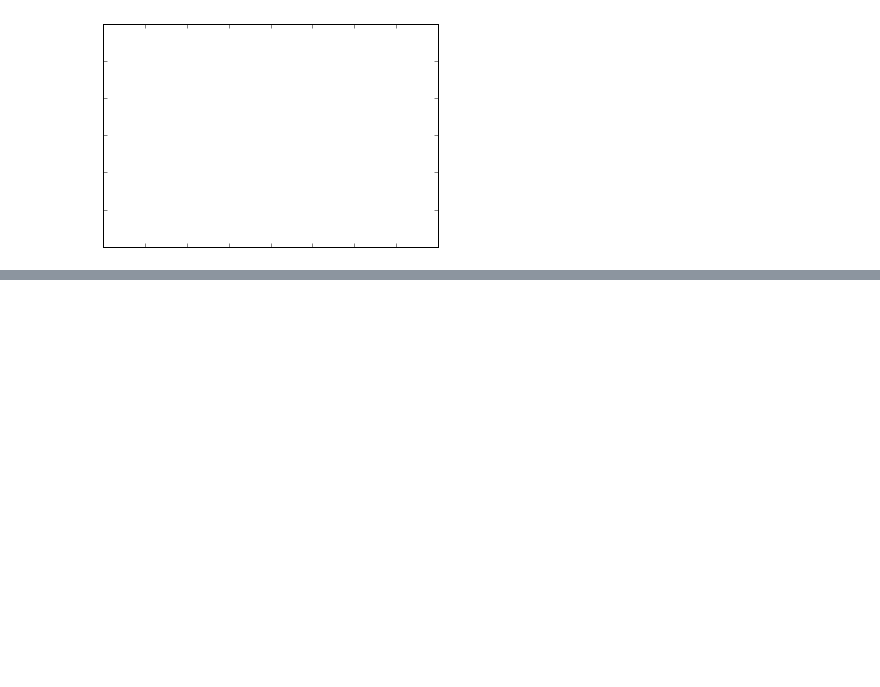
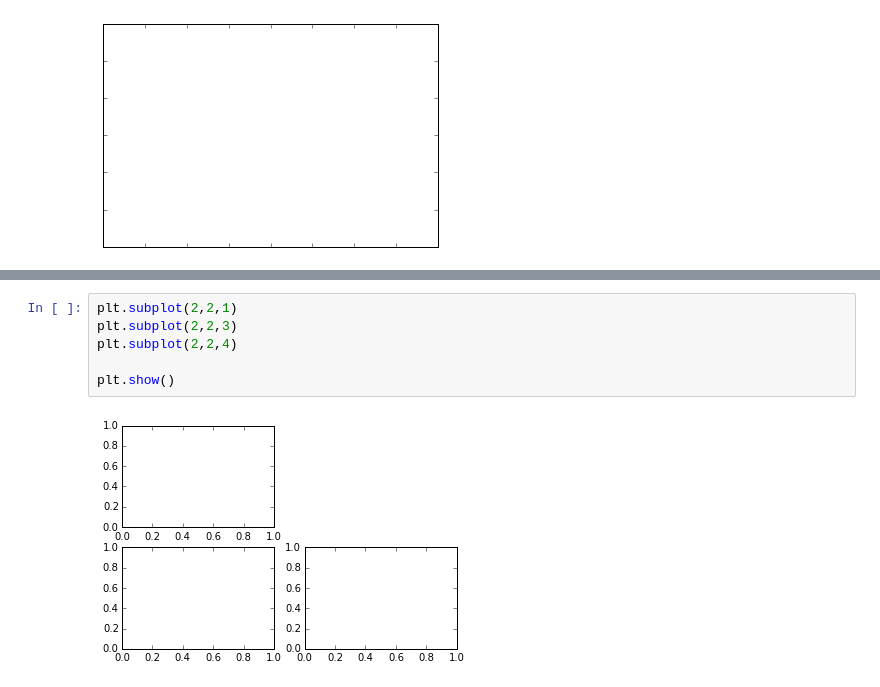
Before and after one commit to Harshan95/CSCI-2000U-100520376, a Jupyter notebook: matplotlib/matplotlib_exercises.ipynb, the cells around one changed output, grey strips where cells are left out. Drawn from its saved outputs; the diff is of its cells as text; blank space fills up the shorter version.

Commit message:
Completed Multi Plot

```diff
--- a/matplotlib/matplotlib_exercises.ipynb
+++ b/matplotlib/matplotlib_exercises.ipynb
@@ -252,6 +252,14 @@ plt.show()
 
 ### _Hints_
 You can use several subplots with different partition.
+# %%
+plt.subplot(2,2,1)
+plt.subplot(2,2,3)
+plt.subplot(2,2,4)
+
+plt.show()
+# %% [output]
+[figure, added]
 # %% [markdown]
 ## Polar Axis
 
```
